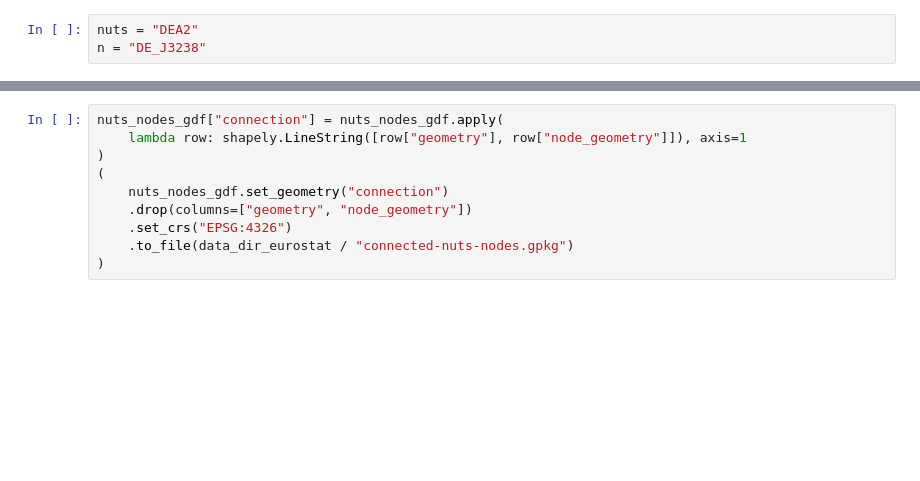
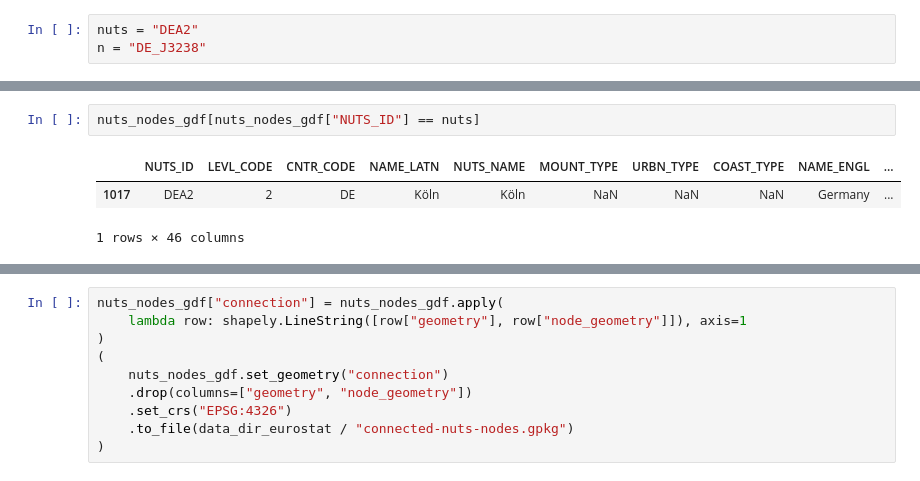
Before and after one commit to RWS-NL/fis-crawler, a Jupyter notebook: notebooks/euris/euris-eurostat.ipynb, the cells around one changed output, grey strips where cells are left out. Saved outputs shown, nothing was run; the diff lists cells and outputs as text; blank space fills up the shorter version.

```diff
--- a/notebooks/euris/euris-eurostat.ipynb
+++ b/notebooks/euris/euris-eurostat.ipynb
@@ -43,3 +100,9 @@ n = "DE_J3238"
+# %%
+nuts_nodes_gdf[nuts_nodes_gdf["NUTS_ID"] == nuts]
+# %% [output]
+|  | NUTS_ID | LEVL_CODE | CNTR_CODE | NAME_LATN | NUTS_NAME | MOUNT_TYPE | URBN_TYPE | COAST_TYPE | NAME_ENGL | ... |
+| 1017 | DEA2 | 2 | DE | Köln | Köln | NaN | NaN | NaN | Germany | ... |
+1 rows × 46 columns
 # %%
 nuts_nodes_gdf[nuts_nodes_gdf["NUTS_ID"] == nuts]["node_id"] == n
 # %% [output]
```
Also changed, not shown: parts of 9 cells of this notebook, 6 other files.
